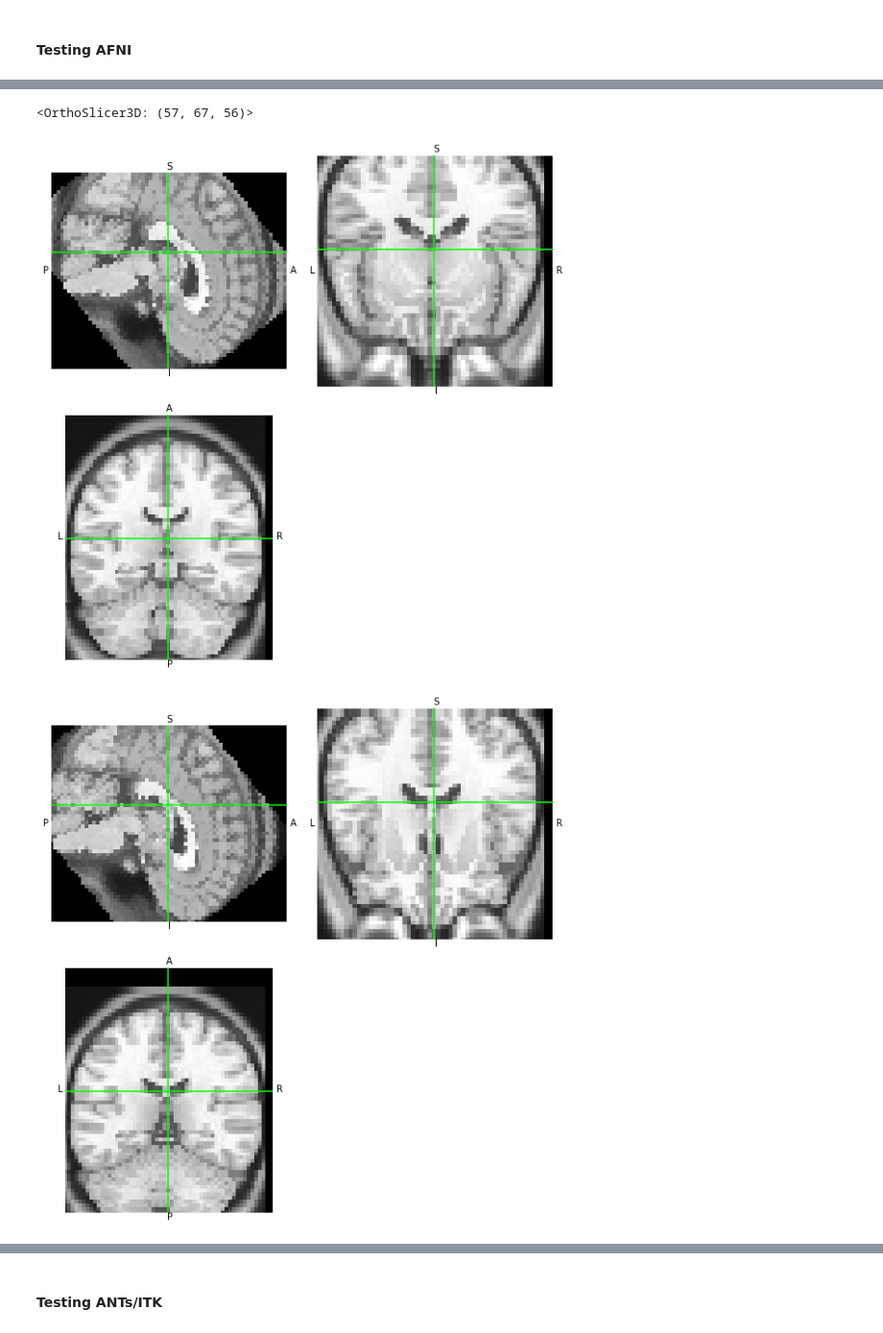
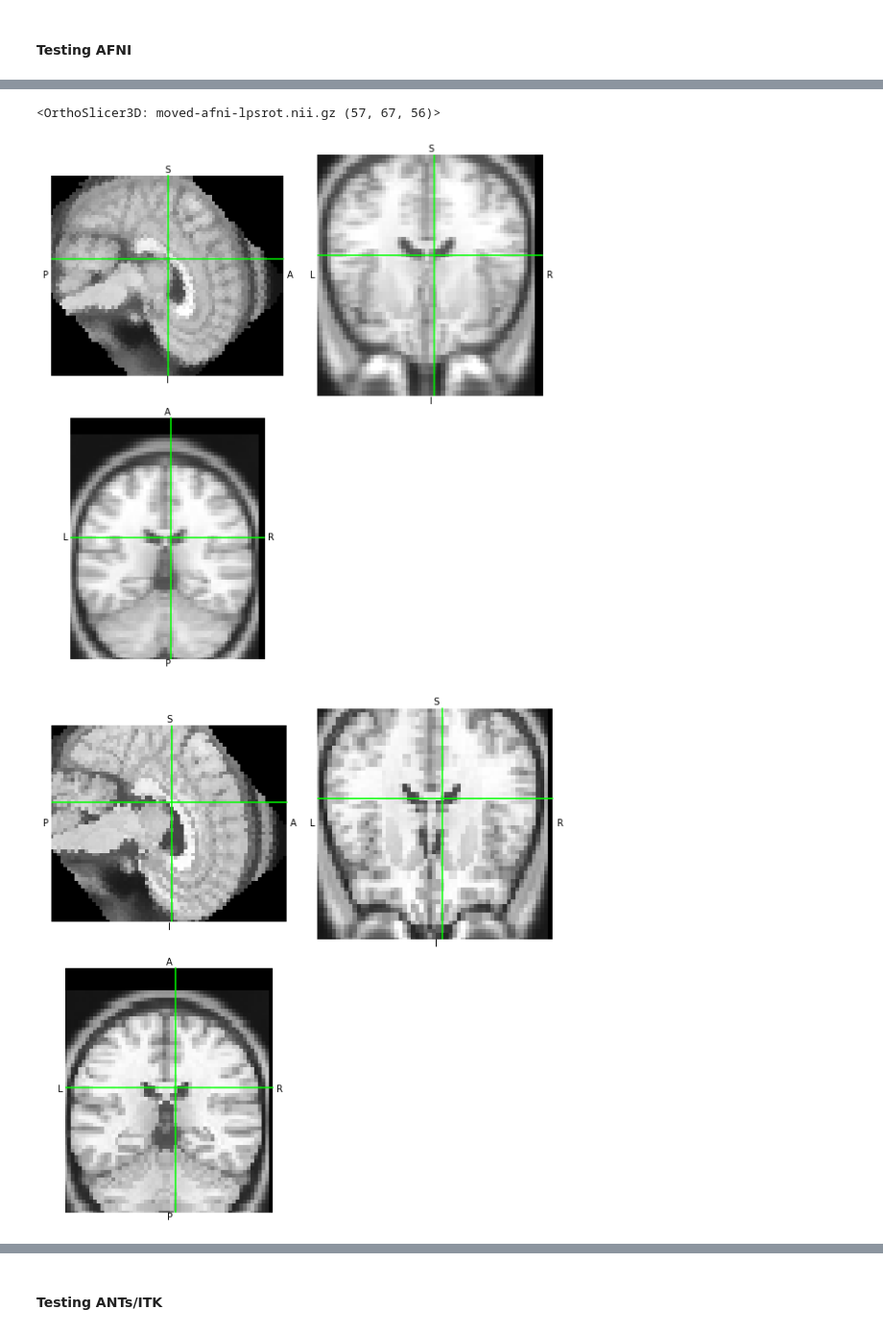
Before and after one commit to nipy/nitransforms, a Jupyter notebook: docs/notebooks/01_preparing_images.ipynb, the cells around one changed output, grey strips where cells are left out. Shown: that part at 96% size. Cells and saved outputs as stored; diff of their text form; code cells hidden in the pictures.

Commit message:
enh: tremendous breakthrough - calculates deobliqued target size and affine (without axes swap)

```diff
--- a/docs/notebooks/01_preparing_images.ipynb
+++ b/docs/notebooks/01_preparing_images.ipynb
@@ -41,9 +26,11 @@ someones_anatomy.ni 100%[===================>] 186.96K  --.-KB/s    in 0.007s
+# %%
+anat_file = Path(os.getenv("TEST_DATA_HOME", str(Path.home() / ".nitransforms"))) / "someones_anatomy.nii.gz"
 # %% [markdown]
 ### Load in the image
 Let's first visualize the example image, and retain some copies of the original header and affine.
 # %%
 # Load the example
-nii = nb.load('someones_anatomy.nii.gz')
+nii = nb.load(anat_file)
 hdr = nii.header.copy()
 aff = nii.affine.copy()
 data = np.asanyarray(nii.dataobj)
@@ -102,7 +95,8 @@ This example checks whether our *oblique* image's version is perceived as such b
 # %% [markdown]
 AFNI stores the actual rotation matrices of the *deoblique* operation as NIfTI header extensions:
 # %%
-print(nb.load('deob.nii.gz').header.extensions[0].get_content().decode())
+deobnii = nb.load('deob.nii.gz')
+print(deobnii.header.extensions[0].get_content().decode())
 # %% [output]
 <?xml version='1.0' ?>
 <AFNI_attributes
@@ -159,3 +160,6 @@ xfm.to_filename('M.afni', moving=new, fmt='afni')
 'M.afni'
 # %% [markdown]
 #### Testing AFNI
+# %%
+!3dAllineate -base someones_anatomy_lpsrot.nii.gz -input someones_anatomy_lpsrot.nii.gz -1Dmatrix_apply M.afni -prefix moved-afni-lpsrot.nii.gz -final NN
+afnilpsrot = nb.load('moved-afni-lpsrot.nii.gz')
@@ -162,10 +187,10 @@ xfm.to_filename('M.afni', moving=new, fmt='afni')
 # %%
 afnixfm = nt.io.afni.AFNILinearTransform.from_filename('M.afni')
-xfm = nt.linear.Affine(afnixfm.to_ras(reference=new, moving=new), reference=new)
-nt_with_afni = xfm.apply(new, order=0)
-moved.orthoview()
+xfm = nt.linear.Affine(afnixfm.to_ras(), reference=deobnii)
+nt_with_afni = xfm.apply(plumb, order=0)
 nt_with_afni.orthoview()
+afnilpsrot.orthoview()
 # %% [output]
-<OrthoSlicer3D: (57, 67, 56)>
+<OrthoSlicer3D: moved-afni-lpsrot.nii.gz (57, 67, 56)>
-[figure, old version]
+[figure, new version]
-[figure, old version]
+[figure, new version]
```
Also changed, not shown: parts of 16 cells of this notebook, 2 other files.
